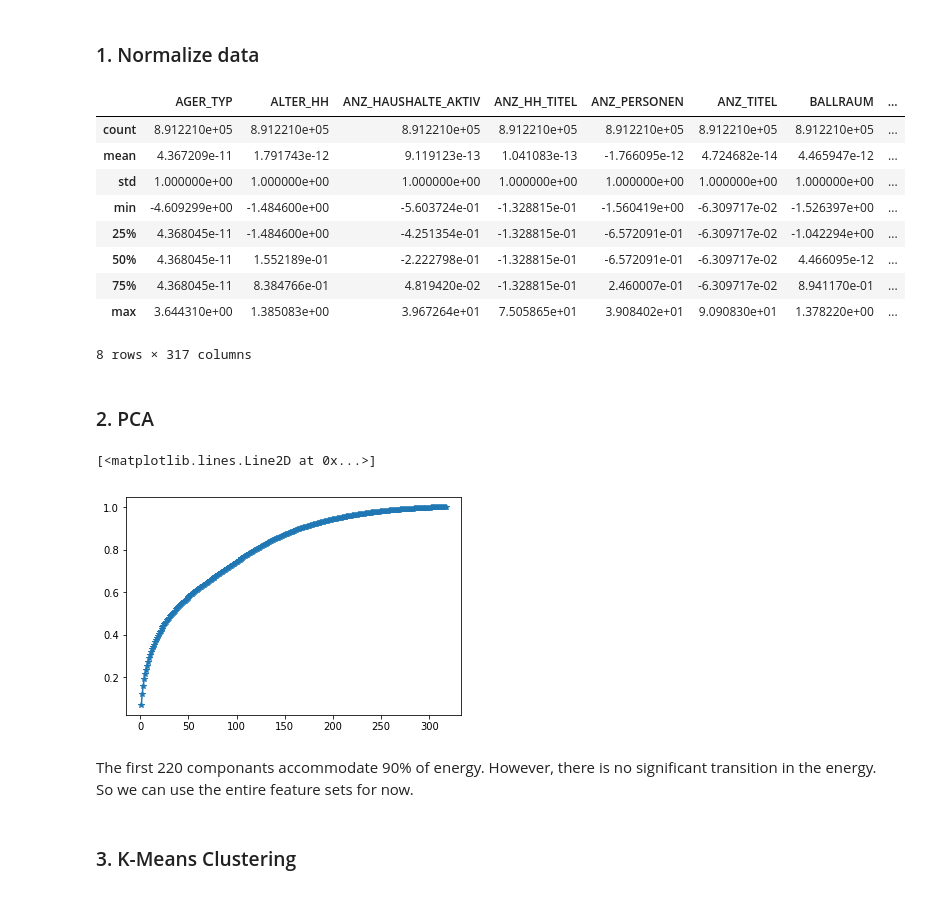
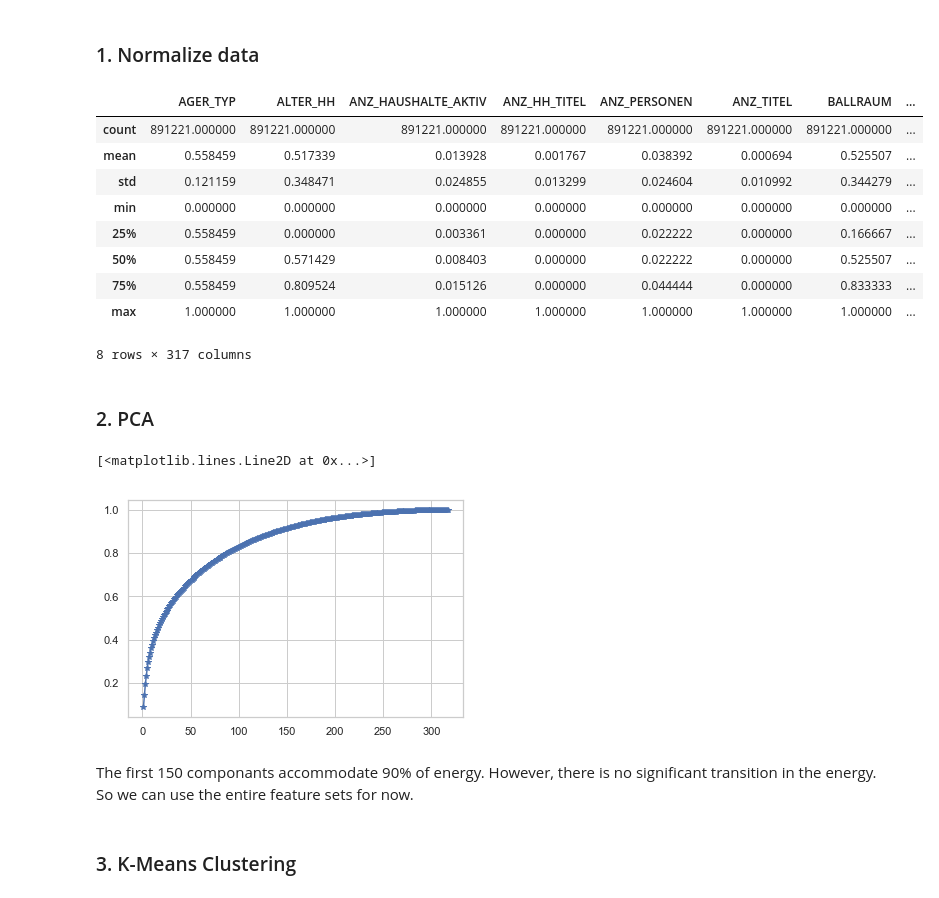
Before and after one commit to hsinyehchen/Data_Science_Projects, a Jupyter notebook: Arvato/Arvato Project Workbook.ipynb, the cells around one changed output. Cells and saved outputs as stored; diff of their text form; code cells hidden in the pictures.

```diff
--- a/Arvato/Arvato Project Workbook.ipynb
+++ b/Arvato/Arvato Project Workbook.ipynb
@@ -248,20 +248,23 @@ The main bulk of your analysis will come in this part of the project. Here, you
 # %% [markdown]
 ### 1. Normalize data
 # %%
-mean_azdias = azdias.mean()
-std_azdias = azdias.std()
-normalized_azdias = (azdias - mean_azdias)/std_azdias
+#mean_azdias = azdias.mean()
+#std_azdias = azdias.std()
+#normalized_azdias = (azdias - mean_azdias)/std_azdias
+max_azdias = azdias.max()
+min_azdias = azdias.min()
+normalized_azdias = (azdias - min_azdias)/(max_azdias - min_azdias)
 normalized_azdias.describe()
 # %% [output]
 |  | AGER_TYP | ALTER_HH | ANZ_HAUSHALTE_AKTIV | ANZ_HH_TITEL | ANZ_PERSONEN | ANZ_TITEL | BALLRAUM | ... |
-| count | 8.912210e+05 | 8.912210e+05 | 8.912210e+05 | 8.912210e+05 | 8.912210e+05 | 8.912210e+05 | 8.912210e+05 | ... |
-| mean | 4.367209e-11 | 1.791743e-12 | 9.119123e-13 | 1.041083e-13 | -1.766095e-12 | 4.724682e-14 | 4.465947e-12 | ... |
-| std | 1.000000e+00 | 1.000000e+00 | 1.000000e+00 | 1.000000e+00 | 1.000000e+00 | 1.000000e+00 | 1.000000e+00 | ... |
-| min | -4.609299e+00 | -1.484600e+00 | -5.603724e-01 | -1.328815e-01 | -1.560419e+00 | -6.309717e-02 | -1.526397e+00 | ... |
-| 25% | 4.368045e-11 | -1.484600e+00 | -4.251354e-01 | -1.328815e-01 | -6.572091e-01 | -6.309717e-02 | -1.042294e+00 | ... |
-| 50% | 4.368045e-11 | 1.552189e-01 | -2.222798e-01 | -1.328815e-01 | -6.572091e-01 | -6.309717e-02 | 4.466095e-12 | ... |
-| 75% | 4.368045e-11 | 8.384766e-01 | 4.819420e-02 | -1.328815e-01 | 2.460007e-01 | -6.309717e-02 | 8.941170e-01 | ... |
-| max | 3.644310e+00 | 1.385083e+00 | 3.967264e+01 | 7.505865e+01 | 3.908402e+01 | 9.090830e+01 | 1.378220e+00 | ... |
+| count | 891221.000000 | 891221.000000 | 891221.000000 | 891221.000000 | 891221.000000 | 891221.000000 | 891221.000000 | ... |
+| mean | 0.558459 | 0.517339 | 0.013928 | 0.001767 | 0.038392 | 0.000694 | 0.525507 | ... |
+| std | 0.121159 | 0.348471 | 0.024855 | 0.013299 | 0.024604 | 0.010992 | 0.344279 | ... |
+| min | 0.000000 | 0.000000 | 0.000000 | 0.000000 | 0.000000 | 0.000000 | 0.000000 | ... |
+| 25% | 0.558459 | 0.000000 | 0.003361 | 0.000000 | 0.022222 | 0.000000 | 0.166667 | ... |
+| 50% | 0.558459 | 0.571429 | 0.008403 | 0.000000 | 0.022222 | 0.000000 | 0.525507 | ... |
+| 75% | 0.558459 | 0.809524 | 0.015126 | 0.000000 | 0.044444 | 0.000000 | 0.833333 | ... |
+| max | 1.000000 | 1.000000 | 1.000000 | 1.000000 | 1.000000 | 1.000000 | 1.000000 | ... |
 8 rows × 317 columns
 # %% [markdown]
 ### 2. PCA
@@ -273,9 +276,9 @@ explained_variance_by_k = pca.explained_variance_ratio_.cumsum()
 plt.plot(range(1,len(explained_variance_by_k)+1),explained_variance_by_k,marker="*")
 # %% [output]
 [<matplotlib.lines.Line2D at 0x...>]
-[figure, old version]
+[figure, new version]
 # %% [markdown]
-The first 220 componants accommodate 90% of energy. However, there is no significant transition in the energy. So we can use the entire feature sets for now.
+The first 150 componants accommodate 90% of energy. However, there is no significant transition in the energy. So we can use the entire feature sets for now.
 # %% [markdown]
 ### 3. K-Means Clustering
 # %% [markdown]
```
Also changed, not shown: parts of 12 cells of this notebook.
